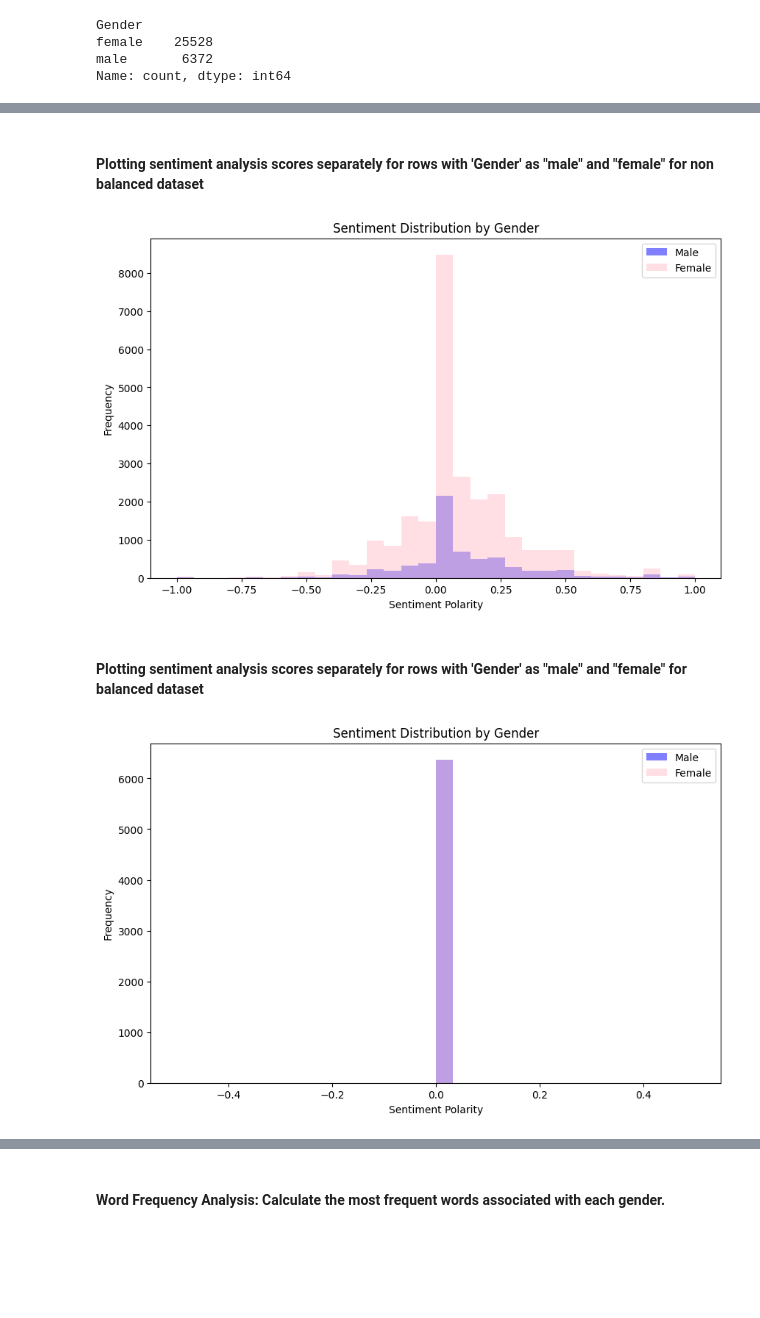
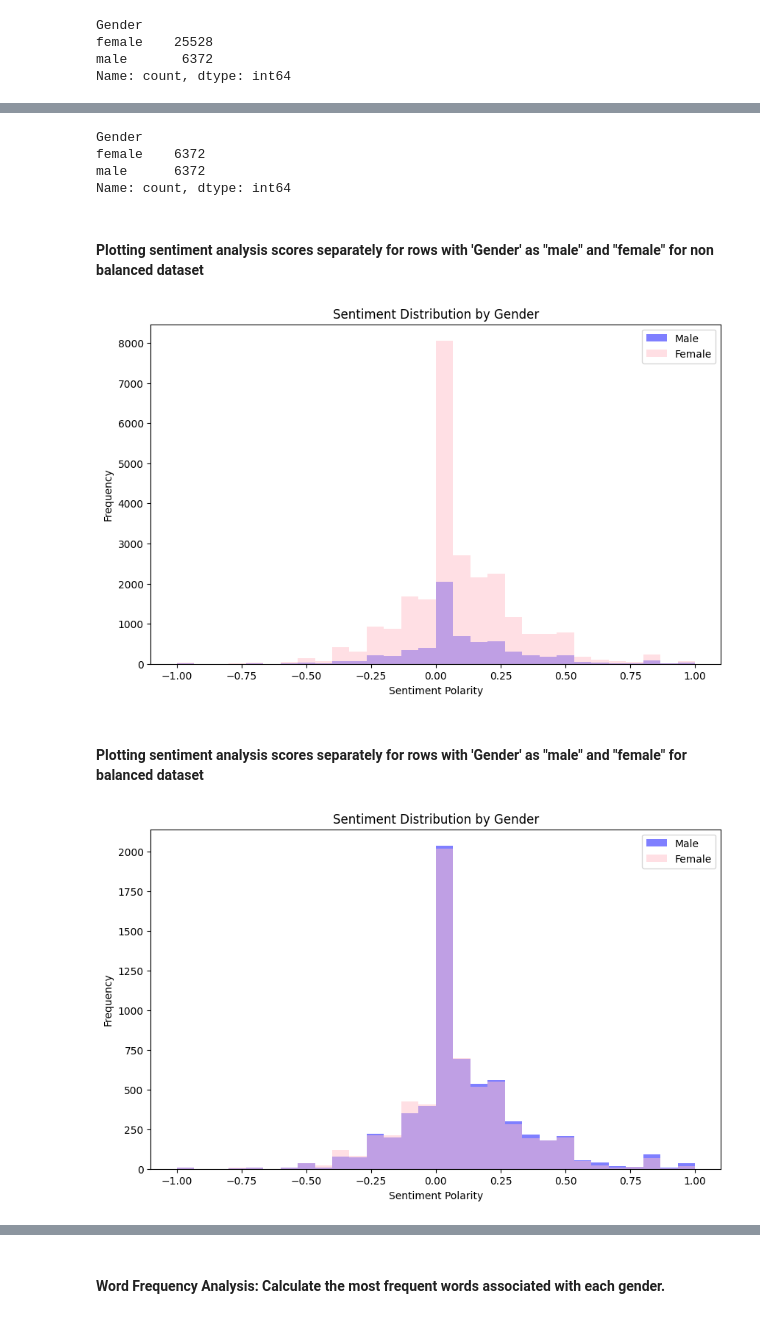
Before and after one commit to suraj-sharma3/Text-Analysis-Of-Sports-News-Articles-Using-NLP, a Jupyter notebook: analysis_on_dataset_prepared_by_combining_kaggle_datasets/analysis_on_kaggle_train_test_combined.ipynb, the cells around one changed output, grey strips where cells are left out. Cells and saved outputs as stored; diff of their text form; code cells hidden in the pictures; blank space fills up the shorter version.

```diff
--- a/analysis_on_dataset_prepared_by_combining_kaggle_datasets/analysis_on_kaggle_train_test_combined.ipynb
+++ b/analysis_on_dataset_prepared_by_combining_kaggle_datasets/analysis_on_kaggle_train_test_combined.ipynb
@@ -901,0 +919,19 @@ final_dataset['Article'] = final_dataset['Article'].apply(lambda x: [word for wo
+# %%
+from textblob import TextBlob
+
+# Filter rows where 'Gender' is 'male'
+male_descriptions = final_dataset[final_dataset['Gender'] == 'male']['Article']
+
+# Perform sentiment analysis
+sentiments = []
+for description in male_descriptions:
+    analysis = TextBlob(description)
+    # Get the sentiment polarity (ranges from -1 to 1)
+    sentiment_polarity = analysis.sentiment.polarity
+    sentiments.append(sentiment_polarity)
+
+# Create a new column 'Final Sentiment Score' in the original DataFrame for male descriptions
+final_dataset.loc[final_dataset['Gender'] == 'male', 'Sentiment Score'] = sentiments
+
+# Display the DataFrame with the 'Final Sentiment Score' column for male descriptions
+print(final_dataset[final_dataset['Gender'] == 'male'][['Article', 'Sentiment Score']])
@@ -901,0 +975,17 @@ final_dataset['Article'] = final_dataset['Article'].apply(lambda x: [word for wo
+# %%
+# Filter rows where 'Gender' is 'Female'
+female_descriptions = final_dataset[final_dataset['Gender'] == 'female']['Article']
+
+# Perform sentiment analysis
+sentiments = []
+for description in female_descriptions:
+    analysis = TextBlob(description)
+    # Get the sentiment polarity (ranges from -1 to 1)
+    sentiment_polarity = analysis.sentiment.polarity
+    sentiments.append(sentiment_polarity)
+
+# Create a new column 'Sentiment' in the original DataFrame for male descriptions
+final_dataset.loc[final_dataset['Gender'] == 'female', 'Sentiment Score'] = sentiments
+
+# Display the DataFrame with the Sentiment column for male descriptions
+print(final_dataset[final_dataset['Gender'] == 'female'][['Article', 'Sentiment Score']])
@@ -993,33 +1246,39 @@ plt.show()
+# %%
+gender_counts = balanced_df['Gender'].value_counts()
+print(gender_counts)
+# %% [output]
+Gender
+female    6372
+male      6372
+Name: count, dtype: int64
 # %% [markdown]
 #### Plotting sentiment analysis scores separately for rows with 'Gender' as "male" and "female" for non balanced dataset
 # %%
 import matplotlib.pyplot as plt
 
 # Filter the DataFrame for 'male' and 'female' genders
-male_sentiments = final_dataset[final_dataset['Gender'] == 'male']['Sentiment']
-female_sentiments = final_dataset[final_dataset['Gender'] == 'female']['Sentiment']
+male_sentiments = final_dataset[final_dataset['Gender'] == 'male']['Sentiment Score']
+female_sentiments = final_dataset[final_dataset['Gender'] == 'female']['Sentiment Score']
 
 # Create separate histograms for 'male' and 'female' sentiments
 plt.figure(figsize=(10, 6))
 
 plt.hist(male_sentiments, bins=30, alpha=0.5, color='blue', label='Male')
 plt.hist(female_sentiments, bins=30, alpha=0.5, color='pink', label='Female')
 
 plt.xlabel('Sentiment Polarity')
 plt.ylabel('Frequency')
 plt.title('Sentiment Distribution by Gender')
 plt.legend()
 plt.show()
 # %% [output]
-[figure, old version]
+[figure, new version]
 # %% [markdown]
 #### Plotting sentiment analysis scores separately for rows with 'Gender' as "male" and "female" for balanced dataset
 # %%
-import matplotlib.pyplot as plt
-
 # Filter the DataFrame for 'male' and 'female' genders
-male_sentiments = balanced_df[balanced_df['Gender'] == 'male']['Sentiment']
-female_sentiments = balanced_df[balanced_df['Gender'] == 'female']['Sentiment']
+male_sentiments = balanced_df[balanced_df['Gender'] == 'male']['Sentiment Score']
+female_sentiments = balanced_df[balanced_df['Gender'] == 'female']['Sentiment Score']
 
 # Create separate histograms for 'male' and 'female' sentiments
 plt.figure(figsize=(10, 6))
@@ -1033,4 +1292,4 @@ plt.title('Sentiment Distribution by Gender')
 plt.legend()
 plt.show()
 # %% [output]
-[figure, old version]
+[figure, new version]
```
Also changed, not shown: parts of 95 cells of this notebook, 1 other file.
